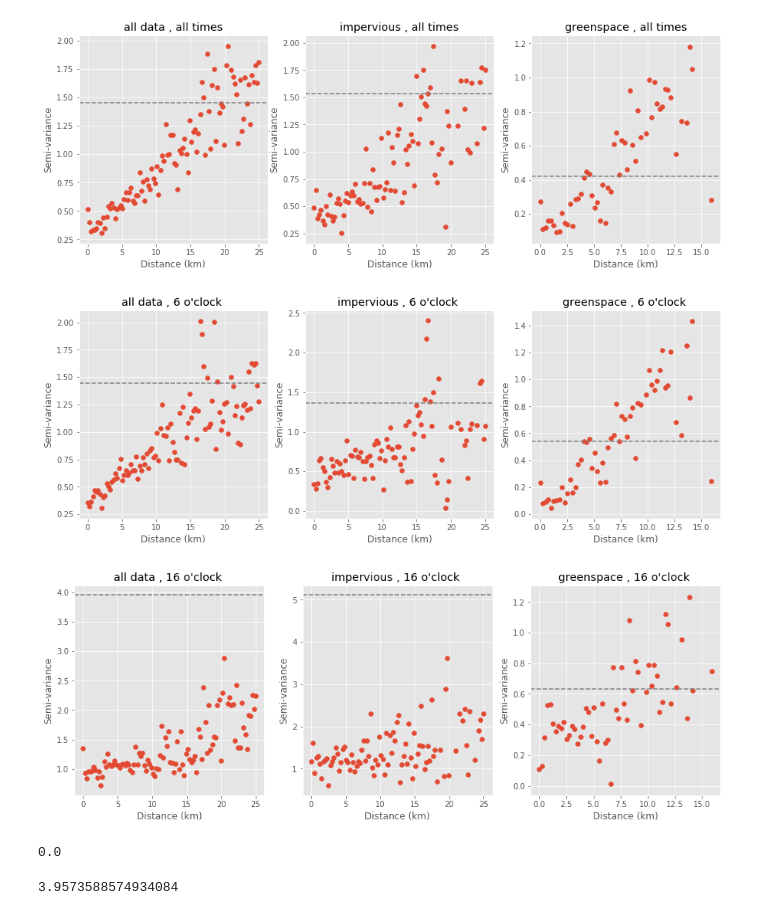
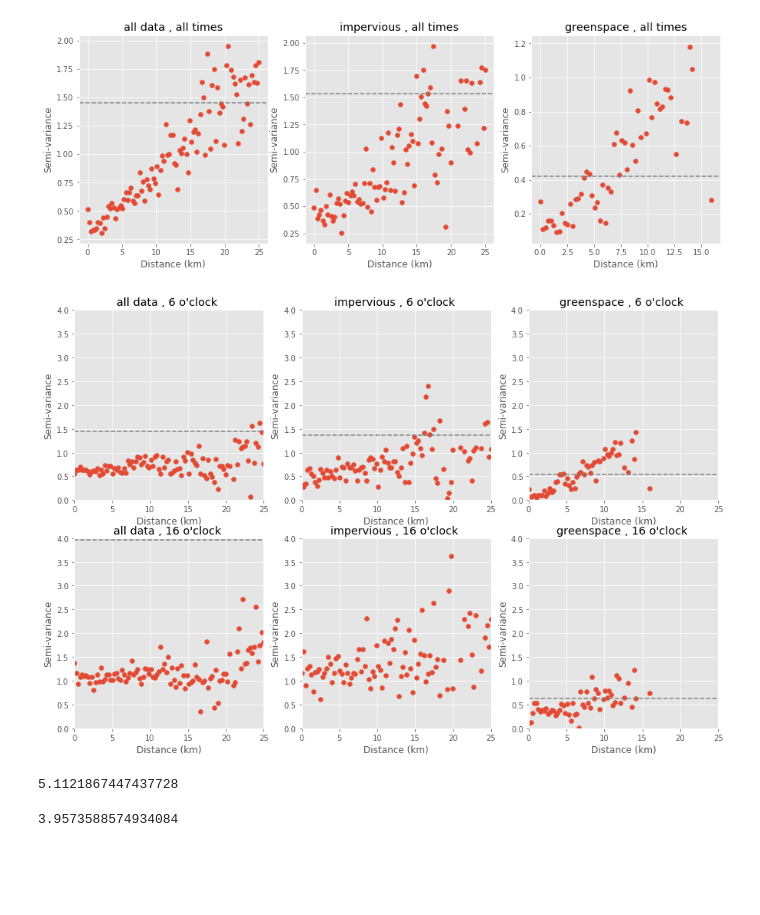
Before and after one commit to gottscott/finalthesischapter, a Jupyter notebook: CharacteristicsBaltimoreUHI.ipynb, the cells around one changed output. Saved outputs shown, nothing was run; the diff lists cells and outputs as text; code cells hidden in the pictures; blank space fills up the shorter version.

Commit message:
finished landcover and heatwave plots

```diff
--- a/CharacteristicsBaltimoreUHI.ipynb
+++ b/CharacteristicsBaltimoreUHI.ipynb
@@ -153,0 +166,24 @@ smoothed_bias.plot(style='k')
+# %%
+plt.figure(figsize = [15,5])
+#plot temp
+ax = plt.subplot(1,2,1)
+data = [tempDF_uncorrected['2016-07-01':'2016-08-31'][97],
+        obs['2016-07-01':'2016-08-31']['urban'].dropna().values,
+        tempDF_uncorrected[tempDF_uncorrected.index.hour ==6]['2016-07-01':'2016-08-31'][97],
+        obs[obs.index.hour==6]['2016-07-01':'2016-08-31']['urban'].dropna(),
+        tempDF_uncorrected[tempDF_uncorrected.index.hour ==16]['2016-07-01':'2016-08-31'][97],
+        obs[obs.index.hour==16]['2016-07-01':'2016-08-31']['urban'].dropna(),
+       ]
+handles = plt.boxplot(data,positions=[0,1,2,3,4,5])
+labels = ['iButton, all hours', 'ASOS, all hours','iButton, 6am', 'ASOS,6am','iButton,4pm', 'ASOS, 4pm',]
+x_handles = ax.set_xticklabels(labels,rotation='vertical')
+ax.set_title('a)')
+ax.set_ylabel('Temperature ($^\circ C$)')
+ax = plt.subplot(1,2,2)
+tempDF_uncorrected['2016-07-01':'2016-08-31'][97].groupby(tempDF_uncorrected['2016-07-01':'2016-08-31'].index.hour).mean().plot(label = 'iButton')
+obs['2016-07-01':'2016-08-31']['urban'].groupby(obs['2016-07-01':'2016-08-31'].index.hour).mean().plot(label = 'ASOS')
+plt.legend()
+ax.set_title('b)')
+ax.set_ylabel('Temperature ($^\circ C$)')
+ax.set_xlabel('Hour')
+plt.savefig('figures/ibuttonbias.png')
@@ -378,54 +444,59 @@ for data,locations,label in zip([data0,data1,data2], [locations0,locations1,loca
 # %% [output]
 [figure]
 # %%
+fig =plt.figure(figsize=[15,10])
+iii = 1
 r_earth = 6371
 for hr in [6,16]:
     locations0 = np.array([meta['location:Longitude'].dropna(), meta['location:Latitude'].dropna()]).T
     data0 = tempDF[tempDF.index.hour ==hr].mean()[meta['location:Longitude'].dropna().index].values
+    data0 = data0[~np.isnan(data0)]
 
     locations1 = np.array([meta['location:Longitude'][meta['landcoverclass']=='grass'].dropna(),
                           meta['location:Latitude'][meta['landcoverclass']=='grass'].dropna()]).T
     data1 = tempDF[tempDF.index.hour ==hr].mean()[meta['location:Longitude'][meta['landcoverclass']=='grass'].dropna().index].values
+    data1 = data1[~np.isnan(data1)]
 
     locations2 = np.array([meta['location:Longitude'][meta['landcoverclass']=='impervious'].dropna(),
                           meta['location:Latitude'][meta['landcoverclass']=='impervious'].dropna()]).T
     data2 = tempDF[tempDF.index.hour ==hr].mean()[meta['location:Longitude'][meta['landcoverclass']=='impervious'].dropna().index].values
+    data2 = data2[~np.isnan(data2)]
 
-    squared_difference = np.zeros([N,N])
-    distances = np.zeros([N,N])
+#     squared_difference = np.zeros([N,N])
+#     distances = np.zeros([N,N])
     #hs = np.linspace(0,.25, 50)/360*2*np.pi*r_earth
     hs = np.linspace(0,25,100)
     bandwidth = np.abs(hs[1]-hs[0])
-    fig =plt.figure(figsize=[15,5])
-    iii = 1
+
     for data,locations,label in zip([data0,data1,data2], [locations0,locations1,locations2], ['all data', 'impervious', 'greenspace']):
         N = data.shape[0]
-        ax = plt.subplot(1,3,iii)
+        ax = plt.subplot(2,3,iii)
         semivariogram = pd.DataFrame(index = hs, columns= ['semivariogram'])
         for h in hs:
             Z = []
             for i in range(N):
                 for j in range(i+1,N):
                     #distances[i,j] = scipy.spatial.distance.euclidean(locations[i,:], locations[j,:])/360*2*np.pi*r_earth
                     distance = scipy.spatial.distance.euclidean(locations[i,:], locations[j,:])/360*2*np.pi*r_earth
                     if (distance >= h) and (distance< h+bandwidth):
         #            if (distance[i,j] >= h-bandwidth) and (distance[i,j]< h+bandwidth)
                         Z.append(np.abs(data[i] - data[j]))
             semivariogram.loc[h, 'semivariogram']= np.sum(Z)/(2.0*len(Z))
         ax.scatter(semivariogram.index, semivariogram.semivariogram)
         ax.axhline(data.var(), linestyle ='--', color = 'gray')
         ax.set_title('%s , %i o\'clock '%(label,hr))
         ax.set_xlabel('Distance (km)')
         ax.set_ylabel('Semi-variance')
+        ax.set_ylim([0,4])
+        ax.set_xlim([0,25])
         iii = iii+1
 plt.savefig('figures/spatialvariability.png')
 # %% [output]
-[figure, old version]
+[figure, new version]
-[figure, removed]
-# %%
-data[0].var()
-# %% [output]
-0.0
+# %%
+data1.var()
+# %% [output]
+5.1121867447437728
 # %%
 data0.var()
 # %% [output]
```
Also changed, not shown: parts of 20 cells of this notebook, 2 other files.
